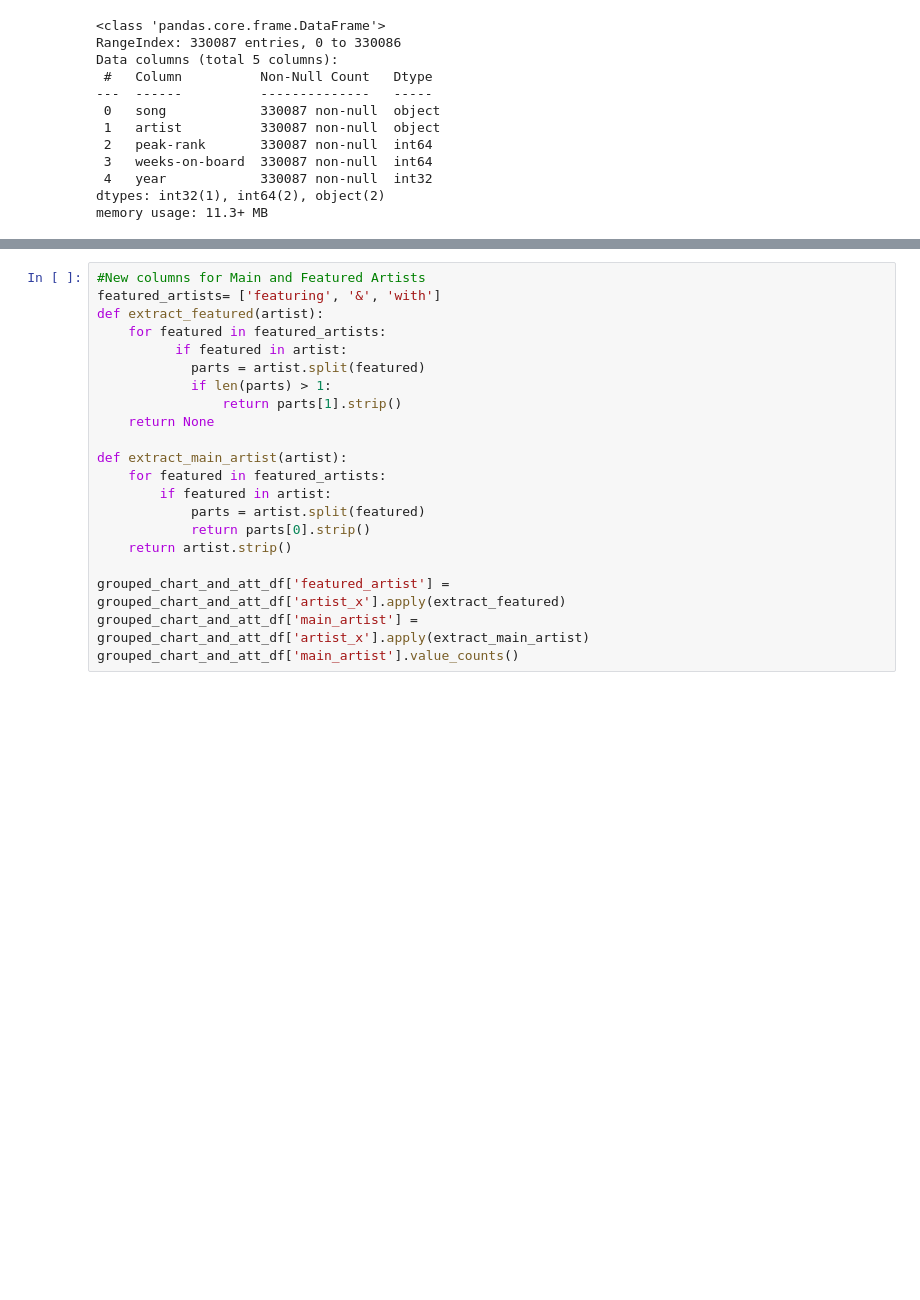
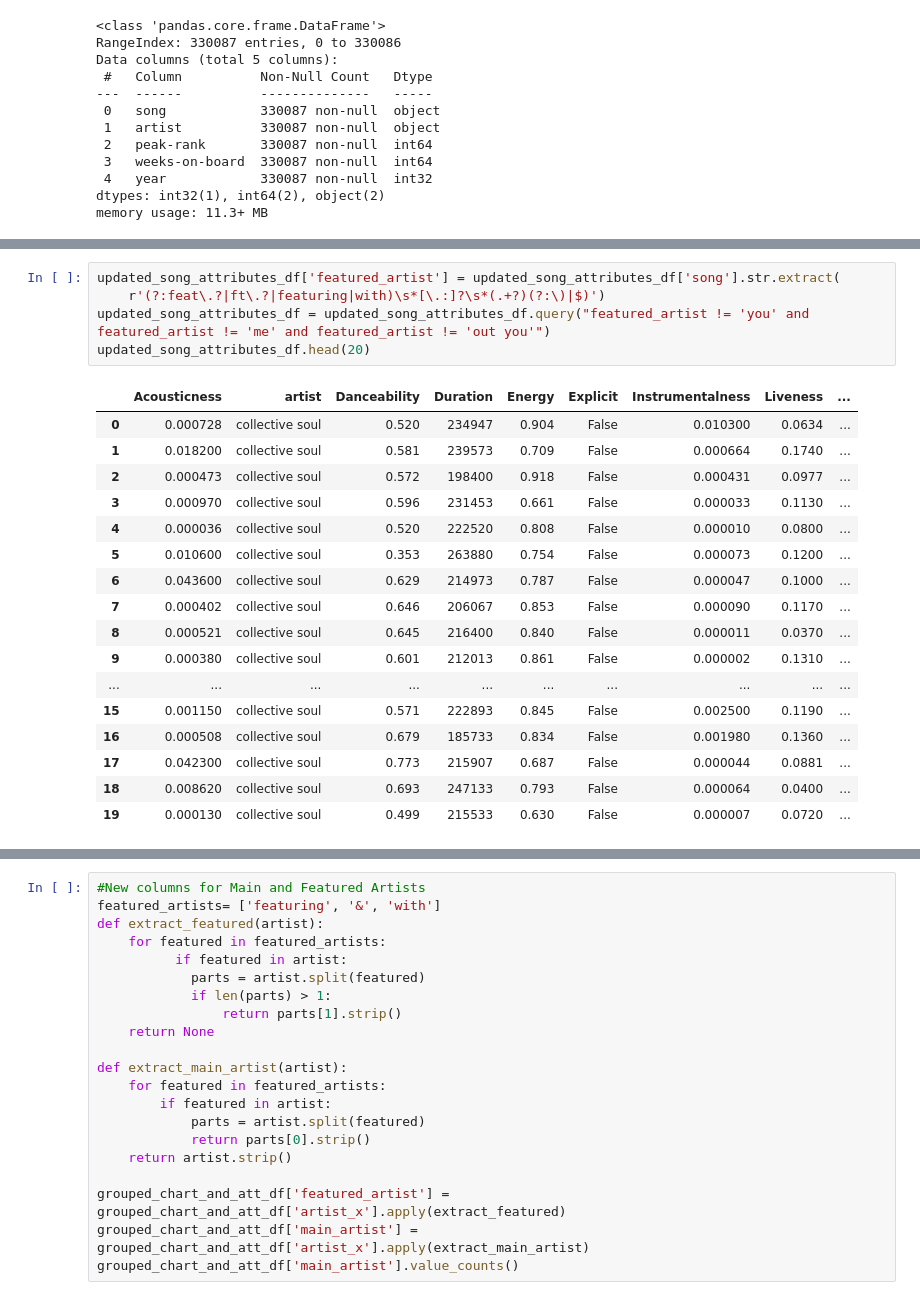
Before and after one commit to bergen-christensen/Capstone, a Jupyter notebook: notebooks/capstone_bergen.ipynb, the cells around one changed output, grey strips where cells are left out. Drawn from its saved outputs; the diff is of its cells as text; blank space fills up the shorter version.

Commit message:
filtered by artist in range

```diff
--- a/notebooks/capstone_bergen.ipynb
+++ b/notebooks/capstone_bergen.ipynb
@@ -125,0 +170,23 @@ memory usage: 6.8+ MB
+# %%
+updated_song_attributes_df['featured_artist'] = updated_song_attributes_df['song'].str.extract(
+    r'(?:feat\.?|ft\.?|featuring|with)\s*[\.:]?\s*(.+?)(?:\)|$)')
+updated_song_attributes_df = updated_song_attributes_df.query("featured_artist != 'you' and featured_artist != 'me' and featured_artist != 'out you'")
+updated_song_attributes_df.head(20)
+# %% [output]
+|  | Acousticness | artist | Danceability | Duration | Energy | Explicit | Instrumentalness | Liveness | ... |
+| 0 | 0.000728 | collective soul | 0.520 | 234947 | 0.904 | False | 0.010300 | 0.0634 | ... |
+| 1 | 0.018200 | collective soul | 0.581 | 239573 | 0.709 | False | 0.000664 | 0.1740 | ... |
+| 2 | 0.000473 | collective soul | 0.572 | 198400 | 0.918 | False | 0.000431 | 0.0977 | ... |
+| 3 | 0.000970 | collective soul | 0.596 | 231453 | 0.661 | False | 0.000033 | 0.1130 | ... |
+| 4 | 0.000036 | collective soul | 0.520 | 222520 | 0.808 | False | 0.000010 | 0.0800 | ... |
+| 5 | 0.010600 | collective soul | 0.353 | 263880 | 0.754 | False | 0.000073 | 0.1200 | ... |
+| 6 | 0.043600 | collective soul | 0.629 | 214973 | 0.787 | False | 0.000047 | 0.1000 | ... |
+| 7 | 0.000402 | collective soul | 0.646 | 206067 | 0.853 | False | 0.000090 | 0.1170 | ... |
+| 8 | 0.000521 | collective soul | 0.645 | 216400 | 0.840 | False | 0.000011 | 0.0370 | ... |
+| 9 | 0.000380 | collective soul | 0.601 | 212013 | 0.861 | False | 0.000002 | 0.1310 | ... |
+| ... | ... | ... | ... | ... | ... | ... | ... | ... | ... |
+| 15 | 0.001150 | collective soul | 0.571 | 222893 | 0.845 | False | 0.002500 | 0.1190 | ... |
+| 16 | 0.000508 | collective soul | 0.679 | 185733 | 0.834 | False | 0.001980 | 0.1360 | ... |
+| 17 | 0.042300 | collective soul | 0.773 | 215907 | 0.687 | False | 0.000044 | 0.0881 | ... |
+| 18 | 0.008620 | collective soul | 0.693 | 247133 | 0.793 | False | 0.000064 | 0.0400 | ... |
+| 19 | 0.000130 | collective soul | 0.499 | 215533 | 0.630 | False | 0.000007 | 0.0720 | ... |
```
Also changed, not shown: parts of 7 cells of this notebook.
